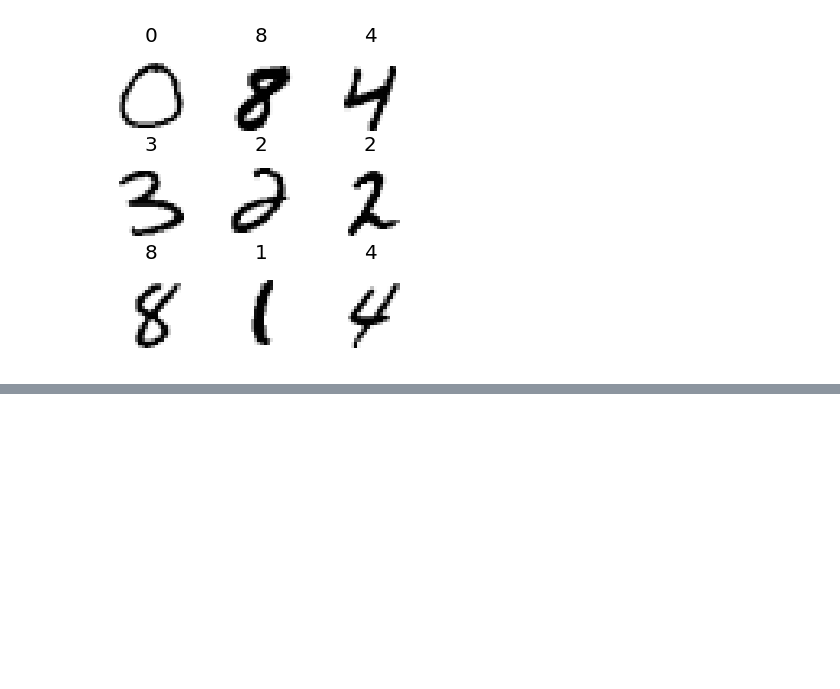
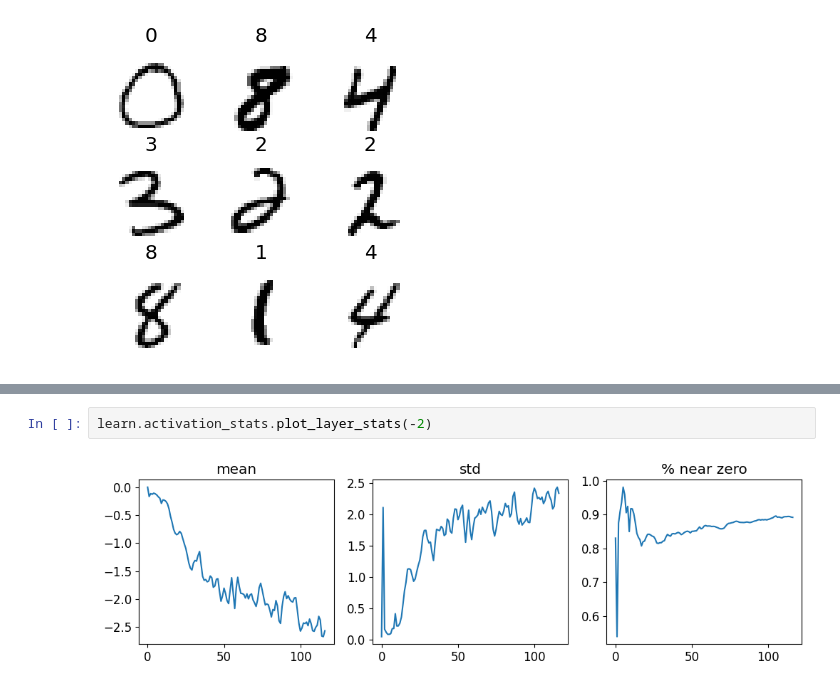
Before and after one commit to AsokTamang/Convolutional-Neural-Network, a Jupyter notebook: cnn-model.ipynb, the cells around one changed output, grey strips where cells are left out. Cells and saved outputs as stored; diff of their text form; blank space fills up the shorter version.

```diff
--- a/cnn-model.ipynb
+++ b/cnn-model.ipynb
@@ -309,0 +354,4 @@ dls.show_batch(figsize = (4,4))
+# %%
+learn.activation_stats.plot_layer_stats(-2)
+# %% [output]
+[figure, added]
```
Also changed, not shown: parts of 10 cells of this notebook.
